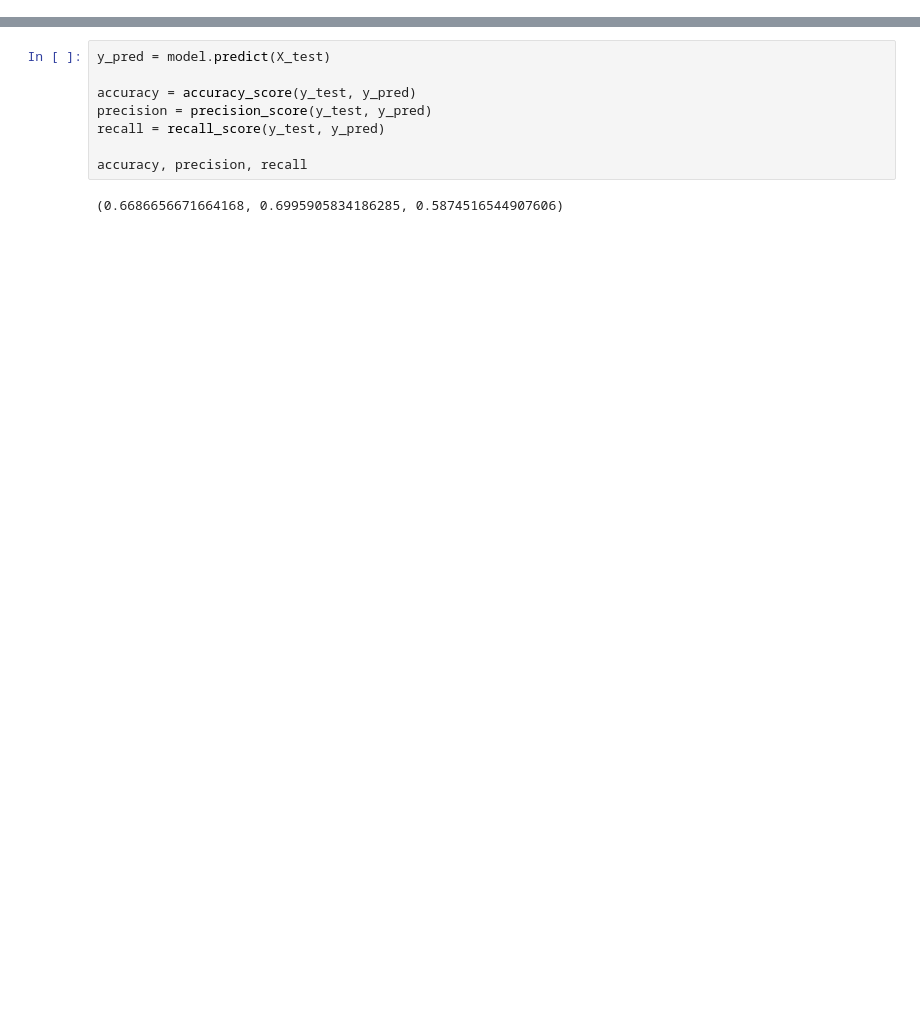
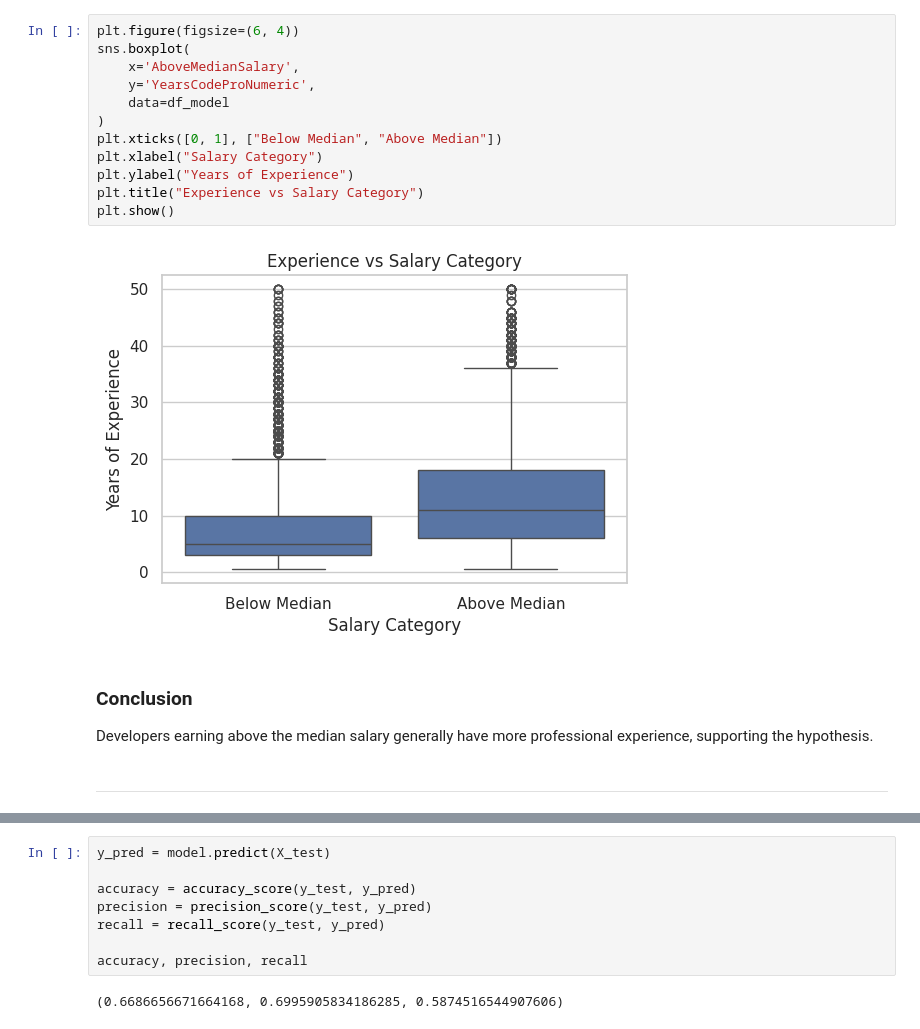
Before and after one commit to Mojahid-Souti/stack-overflow-salary-prediction, a Jupyter notebook: notebook.ipynb, the cells around one changed output, grey strips where cells are left out. Cells and saved outputs as stored; diff of their text form; blank space fills up the shorter version.

```diff
--- a/notebook.ipynb
+++ b/notebook.ipynb
@@ -115,0 +246,22 @@ LogisticRegression()
+# %%
+plt.figure(figsize=(6, 4))
+sns.boxplot(
+    x='AboveMedianSalary',
+    y='YearsCodeProNumeric',
+    data=df_model
+)
+plt.xticks([0, 1], ["Below Median", "Above Median"])
+plt.xlabel("Salary Category")
+plt.ylabel("Years of Experience")
+plt.title("Experience vs Salary Category")
+plt.show()
+# %% [output]
+[figure, added]
+# %% [markdown]
+### Conclusion
+Developers earning above the median salary generally have more professional experience,
+supporting the hypothesis.
+# %% [markdown]
+
+
+---
```
Also changed, not shown: parts of 61 cells of this notebook.
